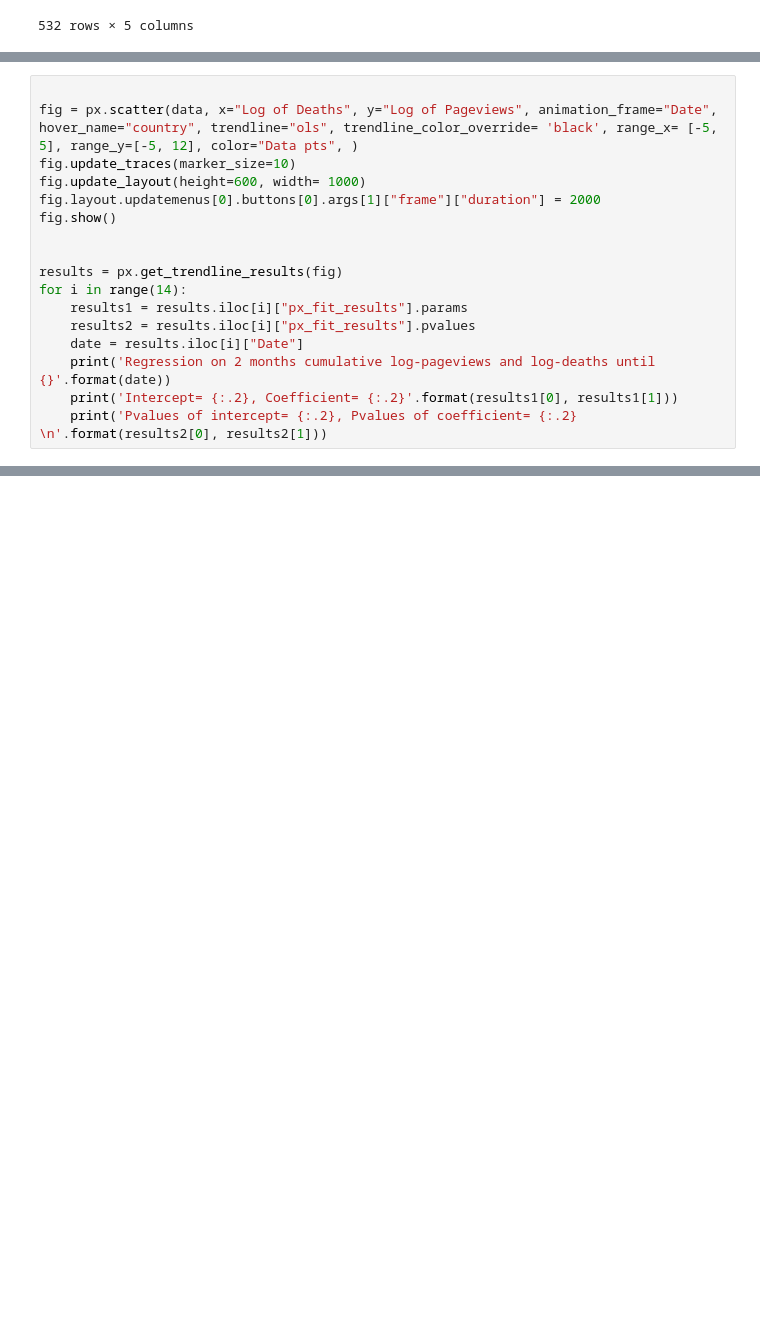
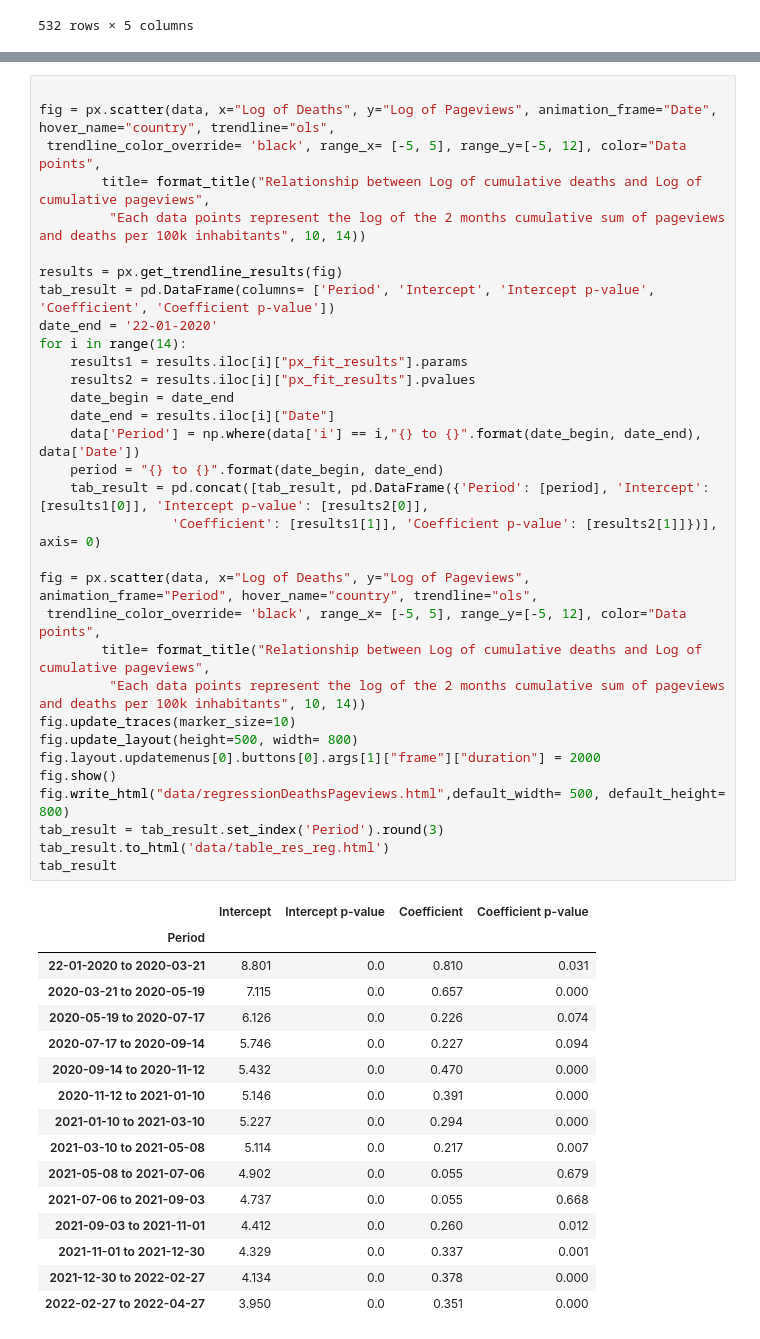
Before and after one commit to epfl-ada/ada-2022-project-thedatadiggers22, a Jupyter notebook: digital_propagation.ipynb, the cells around one changed output, grey strips where cells are left out. Cells and saved outputs as stored; diff of their text form; blank space fills up the shorter version.

```diff
--- a/digital_propagation.ipynb
+++ b/digital_propagation.ipynb
@@ -365,17 +364,0 @@ data
-# %%
-
-fig = px.scatter(data, x="Log of Deaths", y="Log of Pageviews", animation_frame="Date", hover_name="country", trendline="ols", trendline_color_override= 'black', range_x= [-5, 5], range_y=[-5, 12], color="Data pts", )
-fig.update_traces(marker_size=10)
-fig.update_layout(height=600, width= 1000)
-fig.layout.updatemenus[0].buttons[0].args[1]["frame"]["duration"] = 2000
-fig.show()
-
-
-results = px.get_trendline_results(fig)
-for i in range(14):
-    results1 = results.iloc[i]["px_fit_results"].params
-    results2 = results.iloc[i]["px_fit_results"].pvalues
-    date = results.iloc[i]["Date"]
-    print('Regression on 2 months cumulative log-pageviews and log-deaths until {}'.format(date))
-    print('Intercept= {:.2}, Coefficient= {:.2}'.format(results1[0], results1[1]))
-    print('Pvalues of intercept= {:.2}, Pvalues of coefficient= {:.2} \n'.format(results2[0], results2[1]))
@@ -399,0 +365,49 @@ Pvalues of intercept= 1e-20, Pvalues of coefficient= 6.7e-05
+# %%
+
+fig = px.scatter(data, x="Log of Deaths", y="Log of Pageviews", animation_frame="Date", hover_name="country", trendline="ols",
+ trendline_color_override= 'black', range_x= [-5, 5], range_y=[-5, 12], color="Data points",
+        title= format_title("Relationship between Log of cumulative deaths and Log of cumulative pageviews",
+         "Each data points represent the log of the 2 months cumulative sum of pageviews and deaths per 100k inhabitants", 10, 14))
+
+results = px.get_trendline_results(fig)
+tab_result = pd.DataFrame(columns= ['Period', 'Intercept', 'Intercept p-value', 'Coefficient', 'Coefficient p-value'])
+date_end = '22-01-2020'
+for i in range(14):
+    results1 = results.iloc[i]["px_fit_results"].params
+    results2 = results.iloc[i]["px_fit_results"].pvalues
+    date_begin = date_end
+    date_end = results.iloc[i]["Date"]
+    data['Period'] = np.where(data['i'] == i,"{} to {}".format(date_begin, date_end), data['Date'])
+    period = "{} to {}".format(date_begin, date_end)
+    tab_result = pd.concat([tab_result, pd.DataFrame({'Period': [period], 'Intercept': [results1[0]], 'Intercept p-value': [results2[0]],
+                 'Coefficient': [results1[1]], 'Coefficient p-value': [results2[1]]})], axis= 0)
+
+fig = px.scatter(data, x="Log of Deaths", y="Log of Pageviews", animation_frame="Period", hover_name="country", trendline="ols",
+ trendline_color_override= 'black', range_x= [-5, 5], range_y=[-5, 12], color="Data points",
+        title= format_title("Relationship between Log of cumulative deaths and Log of cumulative pageviews",
+         "Each data points represent the log of the 2 months cumulative sum of pageviews and deaths per 100k inhabitants", 10, 14))
+fig.update_traces(marker_size=10)
+fig.update_layout(height=500, width= 800)
+fig.layout.updatemenus[0].buttons[0].args[1]["frame"]["duration"] = 2000
+fig.show()
+fig.write_html("data/regressionDeathsPageviews.html",default_width= 500, default_height= 800)
+tab_result = tab_result.set_index('Period').round(3)
+tab_result.to_html('data/table_res_reg.html')
+tab_result
+# %% [output]
+|  | Intercept | Intercept p-value | Coefficient | Coefficient p-value |
+| Period |  |  |  |  |
+| 22-01-2020 to 2020-03-21 | 8.801 | 0.0 | 0.810 | 0.031 |
+| 2020-03-21 to 2020-05-19 | 7.115 | 0.0 | 0.657 | 0.000 |
+| 2020-05-19 to 2020-07-17 | 6.126 | 0.0 | 0.226 | 0.074 |
+| 2020-07-17 to 2020-09-14 | 5.746 | 0.0 | 0.227 | 0.094 |
+| 2020-09-14 to 2020-11-12 | 5.432 | 0.0 | 0.470 | 0.000 |
+| 2020-11-12 to 2021-01-10 | 5.146 | 0.0 | 0.391 | 0.000 |
+| 2021-01-10 to 2021-03-10 | 5.227 | 0.0 | 0.294 | 0.000 |
+| 2021-03-10 to 2021-05-08 | 5.114 | 0.0 | 0.217 | 0.007 |
+| 2021-05-08 to 2021-07-06 | 4.902 | 0.0 | 0.055 | 0.679 |
+| 2021-07-06 to 2021-09-03 | 4.737 | 0.0 | 0.055 | 0.668 |
+| 2021-09-03 to 2021-11-01 | 4.412 | 0.0 | 0.260 | 0.012 |
+| 2021-11-01 to 2021-12-30 | 4.329 | 0.0 | 0.337 | 0.001 |
+| 2021-12-30 to 2022-02-27 | 4.134 | 0.0 | 0.378 | 0.000 |
+| 2022-02-27 to 2022-04-27 | 3.950 | 0.0 | 0.351 | 0.000 |
```
Also changed, not shown: parts of 6 cells of this notebook, 2 other files.
